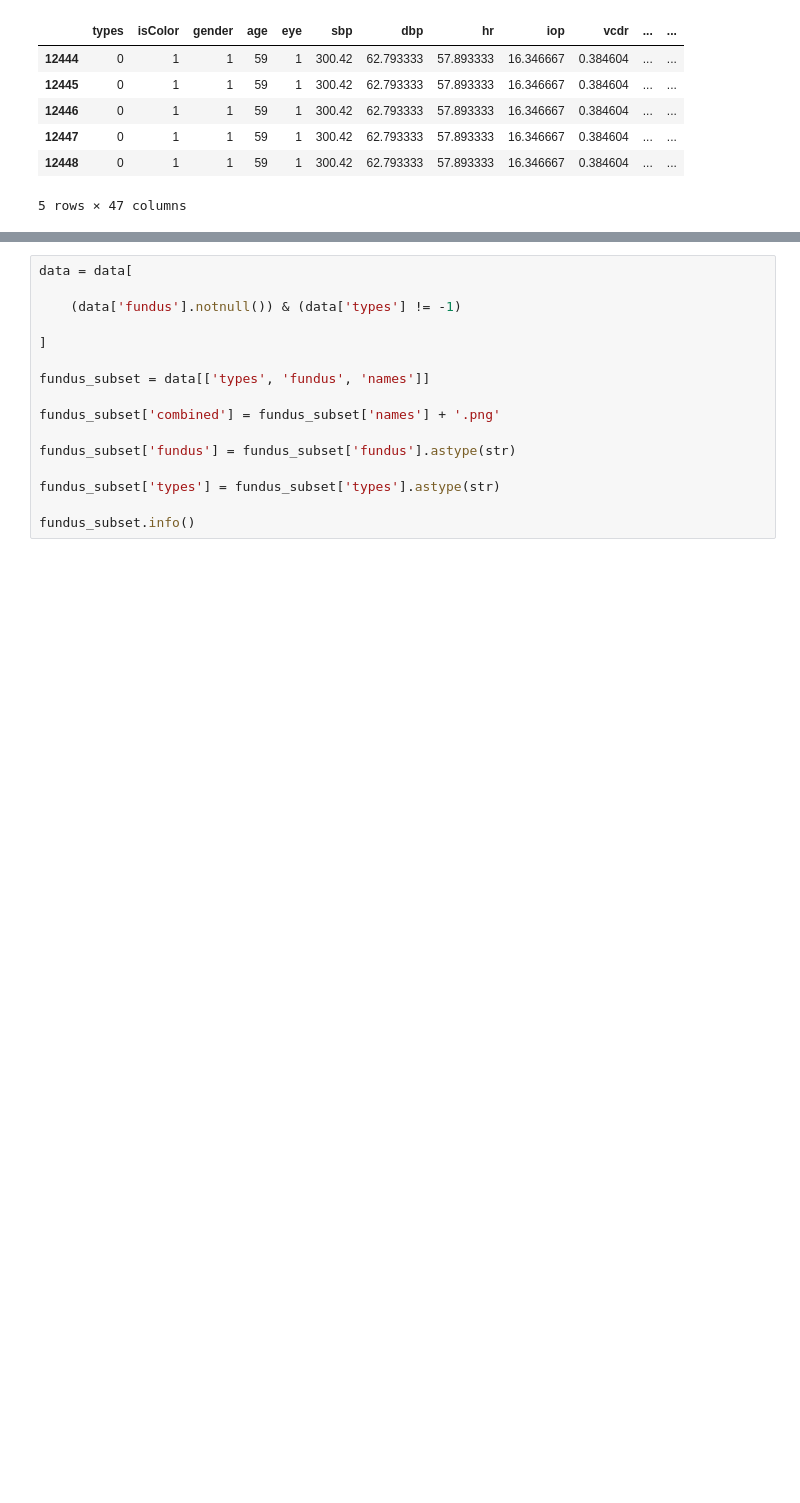
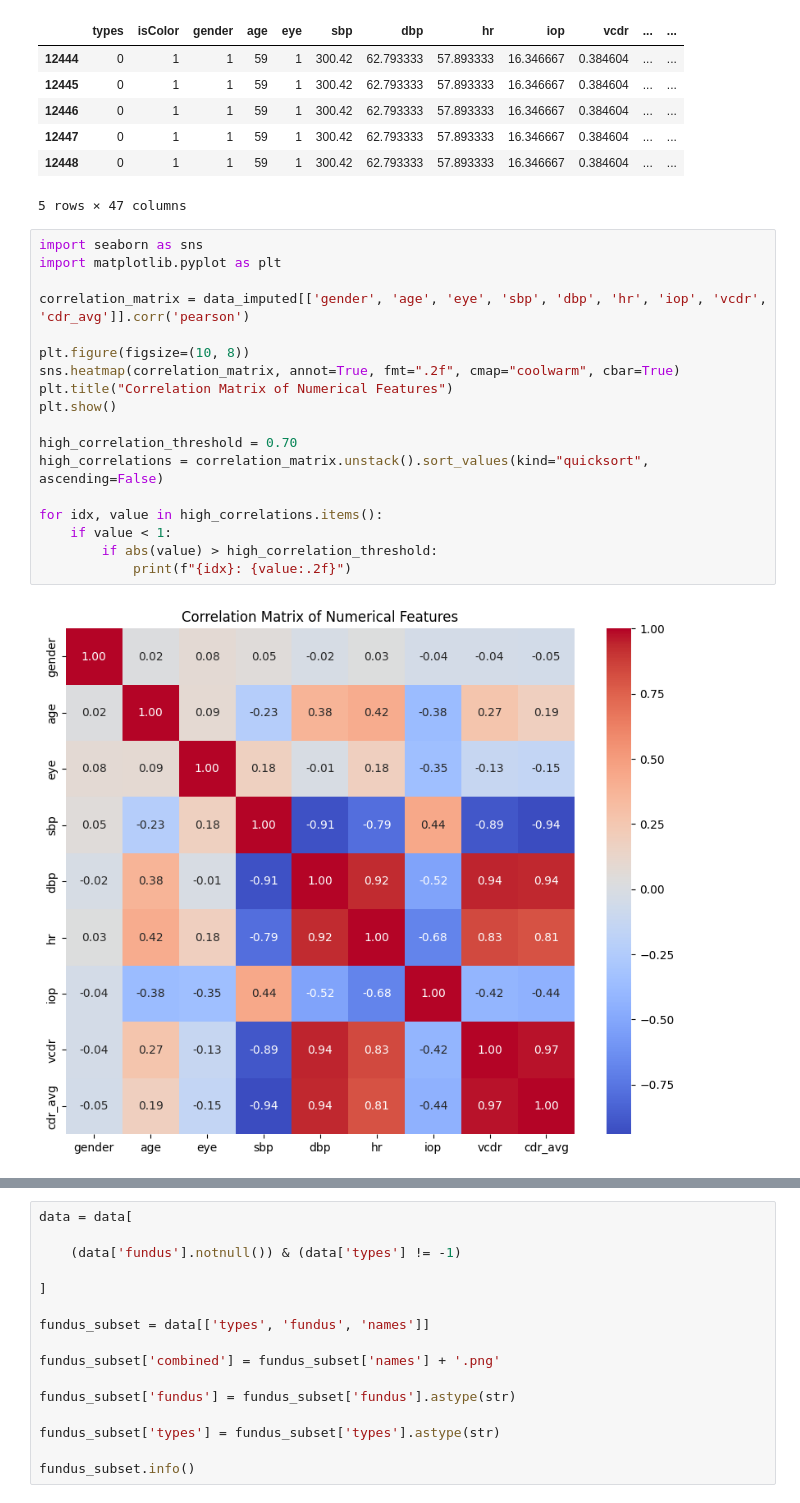
Before and after one commit to AhmedElZubair38/DISSERTATION, a Jupyter notebook: MOSTLY_Data_3/MODEL_2A.ipynb, the cells around one changed output, grey strips where cells are left out. Drawn from its saved outputs; the diff is of its cells as text; blank space fills up the shorter version.

```diff
--- a/MOSTLY_Data_3/MODEL_2A.ipynb
+++ b/MOSTLY_Data_3/MODEL_2A.ipynb
@@ -316,3 +316,23 @@ data.tail()
 | 12447 | 0 | 1 | 1 | 59 | 1 | 300.42 | 62.793333 | 57.893333 | 16.346667 | 0.384604 | ... | ... |
 | 12448 | 0 | 1 | 1 | 59 | 1 | 300.42 | 62.793333 | 57.893333 | 16.346667 | 0.384604 | ... | ... |
 5 rows × 47 columns
+# %%
+import seaborn as sns
+import matplotlib.pyplot as plt
+
+correlation_matrix = data_imputed[['gender', 'age', 'eye', 'sbp', 'dbp', 'hr', 'iop', 'vcdr', 'cdr_avg']].corr('pearson')
+
+plt.figure(figsize=(10, 8))
+sns.heatmap(correlation_matrix, annot=True, fmt=".2f", cmap="coolwarm", cbar=True)
+plt.title("Correlation Matrix of Numerical Features")
+plt.show()
+
+high_correlation_threshold = 0.70
+high_correlations = correlation_matrix.unstack().sort_values(kind="quicksort", ascending=False)
+
+for idx, value in high_correlations.items():
+    if value < 1:
+        if abs(value) > high_correlation_threshold:
+            print(f"{idx}: {value:.2f}")
+# %% [output]
+[figure, added]
```
Also changed, not shown: parts of 3 cells of this notebook.
